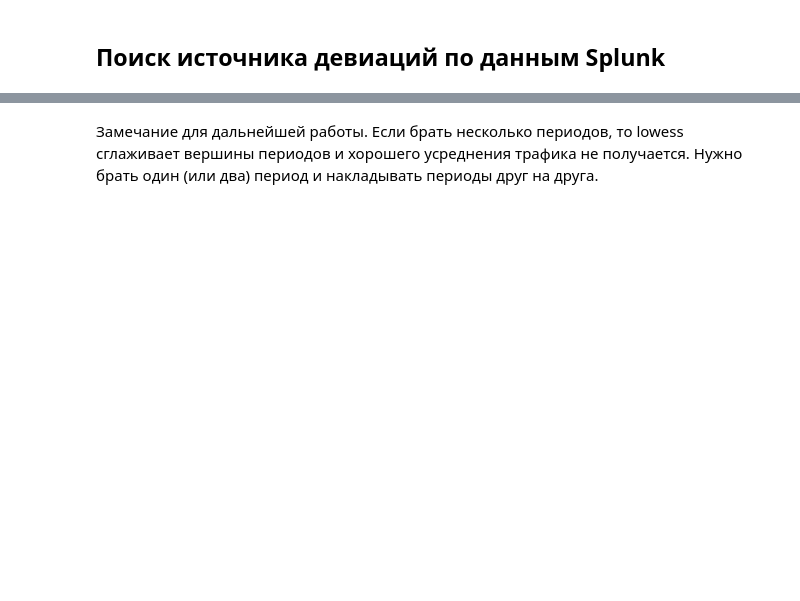
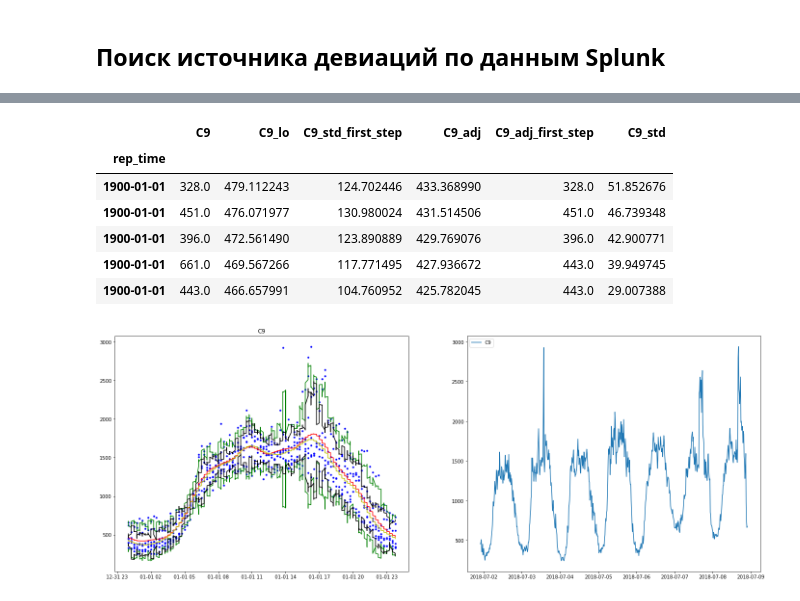
Before and after one commit to balobinp/RB_BD, a Jupyter notebook: RB_Splunk_Search_Deviation_Python3.ipynb, the cells around one changed output, grey strips where cells are left out. Drawn from its saved outputs; the diff is of its cells as text; code cells hidden in the pictures; blank space fills up the shorter version.

```diff
--- a/RB_Splunk_Search_Deviation_Python3.ipynb
+++ b/RB_Splunk_Search_Deviation_Python3.ipynb
@@ -235,7 +245,30 @@ for name in l:
 | 1900-01-01 | 0.0 | 1.191070 | 2.070197 | 0.678772 | 0.0 | 0.462910 |
 | 1900-01-01 | 1.0 | 1.241925 | 2.100170 | 0.689939 | 1.0 | 0.353553 |
 ... (11 outputs left out)
-# %% [markdown]
-Замечание для дальнейшей работы.
-Если брать несколько периодов, то lowess сглаживает вершины периодов и хорошего усреднения трафика не получается.
-Нужно брать один (или два) период и накладывать периоды друг на друга.
+# %%
+for name in ['C9']:
+
+    df=f_low(df_source_time[name].sort_index(axis=0))
+    display(df.head())
+
+    fig,(ax1,ax2) = plt.subplots(1,2,figsize=(24,9))
+    ax1.plot(df[name],'b.',label='Original') #исходный график
+    ax1.plot(df[name+'_lo']+k_out*df[name+'_std_first_step'],'g',label='Границы фильтрации выбросов') #Верхняя граница для фильтрации выборосов
+    ax1.plot(df[name+'_lo']-k_out*df[name+'_std_first_step'],'g',label='Границы фильтрации выбросов') #Нижняя граница для фильтрации выборосов
+    ax1.plot(df[name+'_lo'],'r', label='Восстановленный график на первом шаге') #Восстановленный график методом lowess на первом шаге
+    ax1.plot(df[name+'_adj']+k_norm*df[name+'_std'],'k', label='Верхняя граница нормального трафика') #Верхняя граница нормального трафика
+    ax1.plot(df[name+'_adj']-k_norm*df[name+'_std'],'k', label='Нижняя граница нормального трафика') #Нижняя граница нормального трафика
+    ax1.plot(df[name+'_adj'],'y', label='Восстановленный график на втором шаге') #Восстановленный график методом lowess на втором шаге
+    ax1.set_title(name)
+    ax2.plot(df_source[name])
+    plt.legend()
+    plt.show()
+# %% [output]
+|  | C9 | C9_lo | C9_std_first_step | C9_adj | C9_adj_first_step | C9_std |
+| rep_time |  |  |  |  |  |  |
+| 1900-01-01 | 328.0 | 479.112243 | 124.702446 | 433.368990 | 328.0 | 51.852676 |
+| 1900-01-01 | 451.0 | 476.071977 | 130.980024 | 431.514506 | 451.0 | 46.739348 |
+| 1900-01-01 | 396.0 | 472.561490 | 123.890889 | 429.769076 | 396.0 | 42.900771 |
+| 1900-01-01 | 661.0 | 469.567266 | 117.771495 | 427.936672 | 443.0 | 39.949745 |
+| 1900-01-01 | 443.0 | 466.657991 | 104.760952 | 425.782045 | 443.0 | 29.007388 |
+[figure, added]
```
Also changed, not shown: parts of 4 cells of this notebook.
